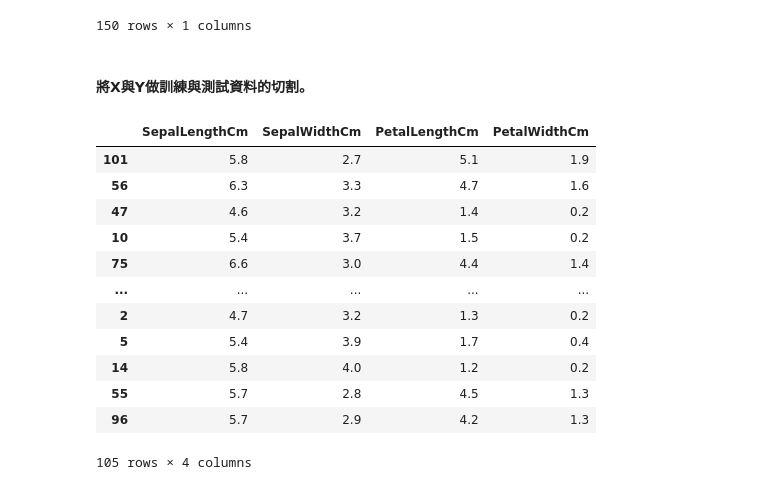
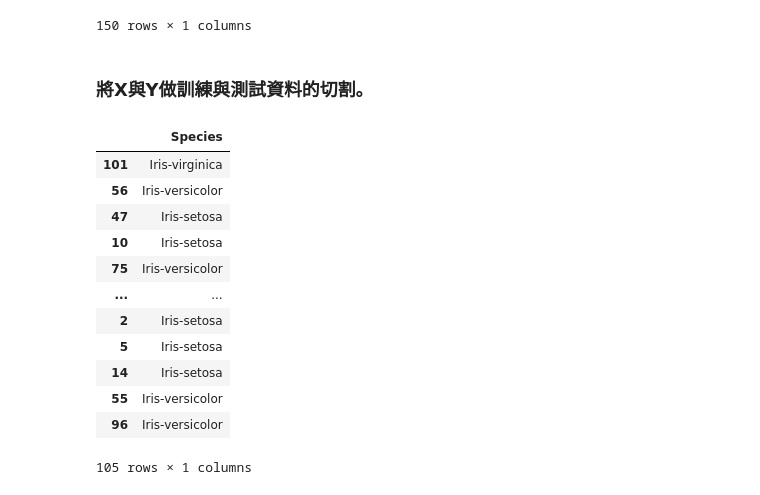
Before and after one commit to 3A532081/DL_HW05, a Jupyter notebook: 第七週作業.ipynb, the cells around one changed output. Cells and saved outputs as stored; diff of their text form; code cells hidden in the pictures.

```diff
--- a/第七週作業.ipynb
+++ b/第七週作業.ipynb
@@ -79,24 +79,24 @@ Y
 | 149 | Iris-virginica |
 150 rows × 1 columns
 # %% [markdown]
-#### 將X與Y做訓練與測試資料的切割。
+### 將X與Y做訓練與測試資料的切割。
 # %%
 from sklearn.model_selection import train_test_split
 
 X_train,X_test,Y_train,Y_test = train_test_split(X, Y, test_size=0.3)
-# %%
-X_train
-# %% [output]
-|  | SepalLengthCm | SepalWidthCm | PetalLengthCm | PetalWidthCm |
-| 101 | 5.8 | 2.7 | 5.1 | 1.9 |
-| 56 | 6.3 | 3.3 | 4.7 | 1.6 |
-| 47 | 4.6 | 3.2 | 1.4 | 0.2 |
-| 10 | 5.4 | 3.7 | 1.5 | 0.2 |
-| 75 | 6.6 | 3.0 | 4.4 | 1.4 |
-| ... | ... | ... | ... | ... |
-| 2 | 4.7 | 3.2 | 1.3 | 0.2 |
-| 5 | 5.4 | 3.9 | 1.7 | 0.4 |
-| 14 | 5.8 | 4.0 | 1.2 | 0.2 |
-| 55 | 5.7 | 2.8 | 4.5 | 1.3 |
-| 96 | 5.7 | 2.9 | 4.2 | 1.3 |
-105 rows × 4 columns
+# %%
+Y_train
+# %% [output]
+|  | Species |
+| 101 | Iris-virginica |
+| 56 | Iris-versicolor |
+| 47 | Iris-setosa |
+| 10 | Iris-setosa |
+| 75 | Iris-versicolor |
+| ... | ... |
+| 2 | Iris-setosa |
+| 5 | Iris-setosa |
+| 14 | Iris-setosa |
+| 55 | Iris-versicolor |
+| 96 | Iris-versicolor |
+105 rows × 1 columns
```
Also changed, not shown: parts of 4 cells of this notebook.
